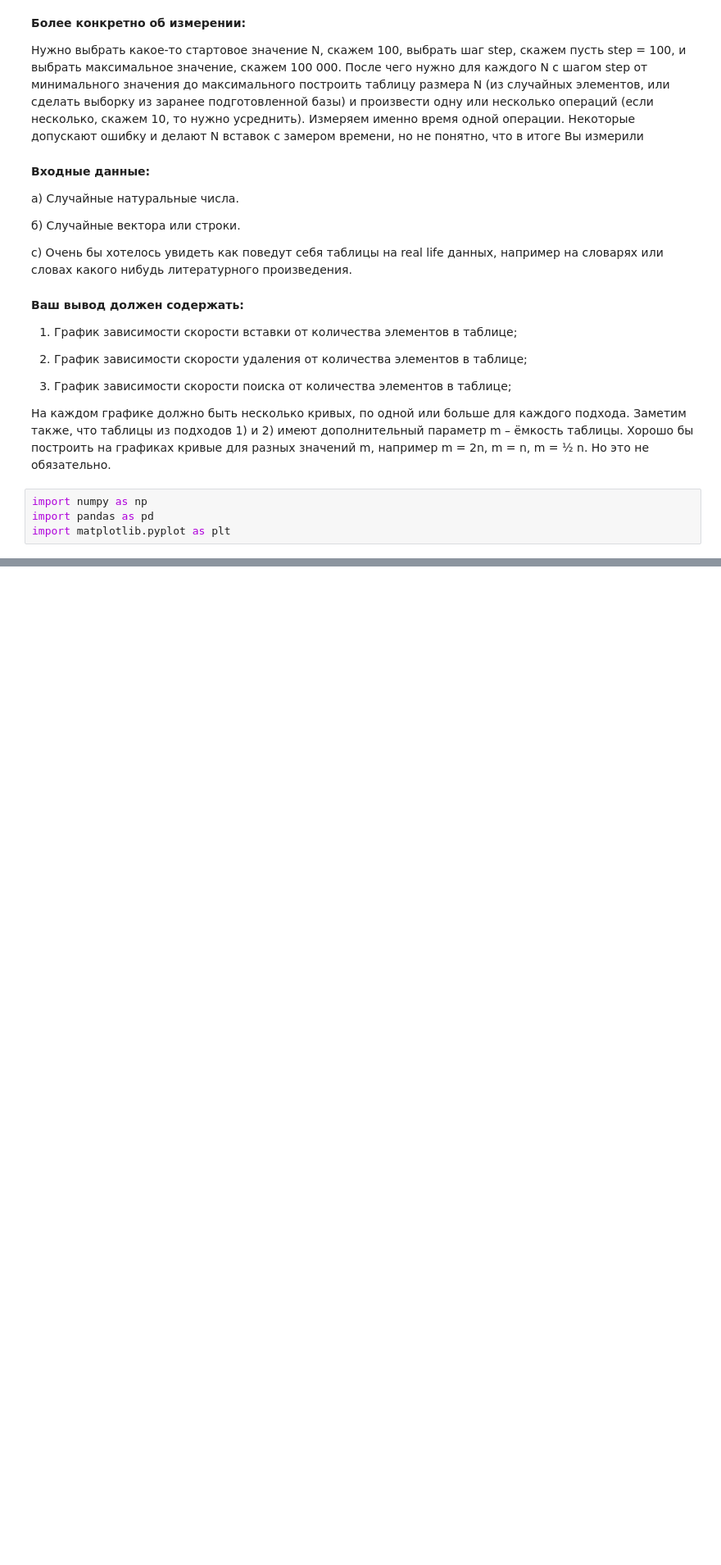
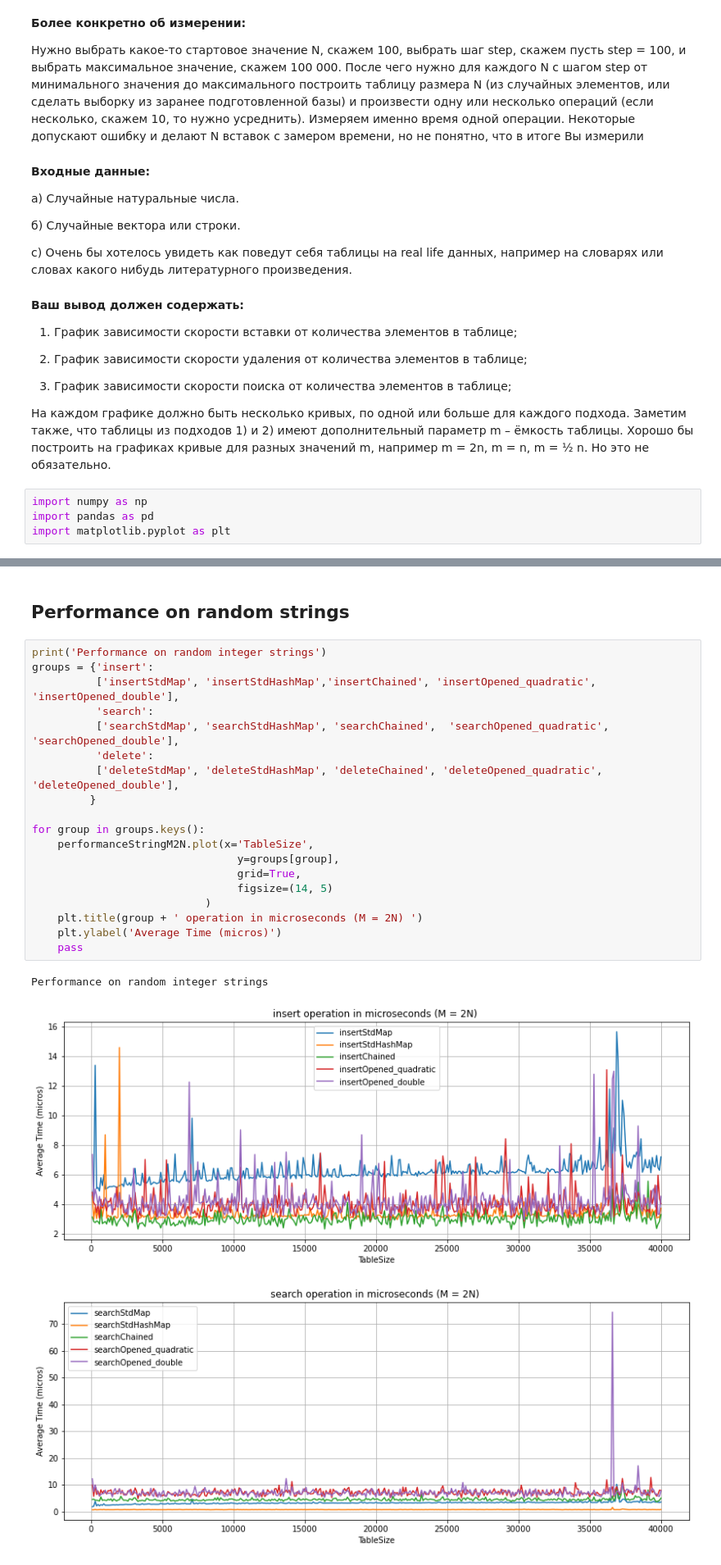
Before and after one commit to CodeSopranos/hashing-algorithms, a Jupyter notebook: report.ipynb, the cells around one changed output, grey strips where cells are left out. Shown at 82% size. Drawn from its saved outputs; the diff is of its cells as text; blank space fills up the shorter version.

```diff
--- a/report.ipynb
+++ b/report.ipynb
@@ -66,0 +120,25 @@ import matplotlib.pyplot as plt
+# %% [markdown]
+## Performance on random strings
+# %%
+print('Performance on random integer strings')
+groups = {'insert':
+          ['insertStdMap', 'insertStdHashMap','insertChained', 'insertOpened_quadratic', 'insertOpened_double'],
+          'search':
+          ['searchStdMap', 'searchStdHashMap', 'searchChained',  'searchOpened_quadratic', 'searchOpened_double'],
+          'delete':
+          ['deleteStdMap', 'deleteStdHashMap', 'deleteChained', 'deleteOpened_quadratic', 'deleteOpened_double'],
+         }
+
+for group in groups.keys():
+    performanceStringM2N.plot(x='TableSize',
+                                y=groups[group],
+                                grid=True,
+                                figsize=(14, 5)
+                           )
+    plt.title(group + ' operation in microseconds (M = 2N) ')
+    plt.ylabel('Average Time (micros)')
+    pass
+# %% [output]
+Performance on random integer strings
+[figure, added]
+[figure, added]
```
Also changed, not shown: parts of 12 cells of this notebook, 20 other files.
